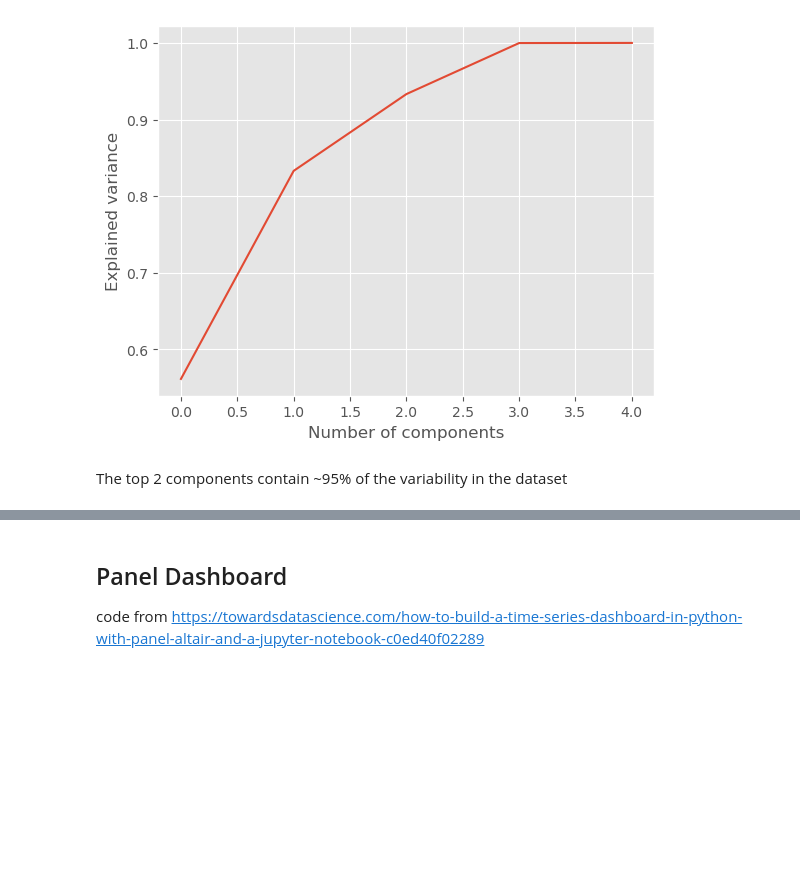
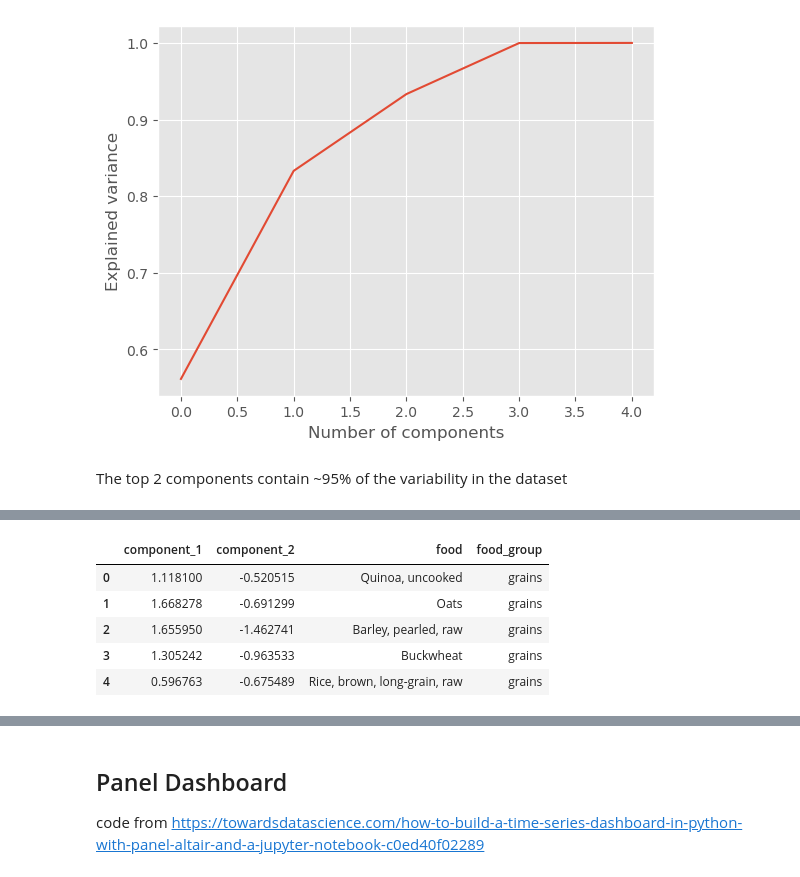
Before and after one commit to joelostblom/nutrimap, a Jupyter notebook: altair-panel-version/altair-heatmap.ipynb, the cells around one changed output, grey strips where cells are left out. Cells and saved outputs as stored; diff of their text form; code cells hidden in the pictures; blank space fills up the shorter version.

```diff
--- a/altair-panel-version/altair-heatmap.ipynb
+++ b/altair-panel-version/altair-heatmap.ipynb
@@ -202,5 +219,5 @@ Index(['food', 'Energy', 'Carbs', 'Protein', 'Fiber', 'Fat'], dtype='object')
 # %%
-X = foods_macros.values
+X = foods_macros.iloc[:, 1:-1].values
 X.shape
 # %% [output]
 (89, 5)
@@ -261,0 +272,13 @@ sns.move_legend(g, "upper left", bbox_to_anchor=(1, 1))
+# %%
+pca_2_df = pd.DataFrame(X_pca_2, columns=("component_1", "component_2"))
+pca_2_df['food'] = foods_macros["food"]
+pca_2_df['food_group'] = foods_macros["food_group"]
+
+pca_2_df.head()
+# %% [output]
+|  | component_1 | component_2 | food | food_group |
+| 0 | 1.118100 | -0.520515 | Quinoa, uncooked | grains |
+| 1 | 1.668278 | -0.691299 | Oats | grains |
+| 2 | 1.655950 | -1.462741 | Barley, pearled, raw | grains |
+| 3 | 1.305242 | -0.963533 | Buckwheat | grains |
+| 4 | 0.596763 | -0.675489 | Rice, brown, long-grain, raw | grains |
```
Also changed, not shown: parts of 4 cells of this notebook.
